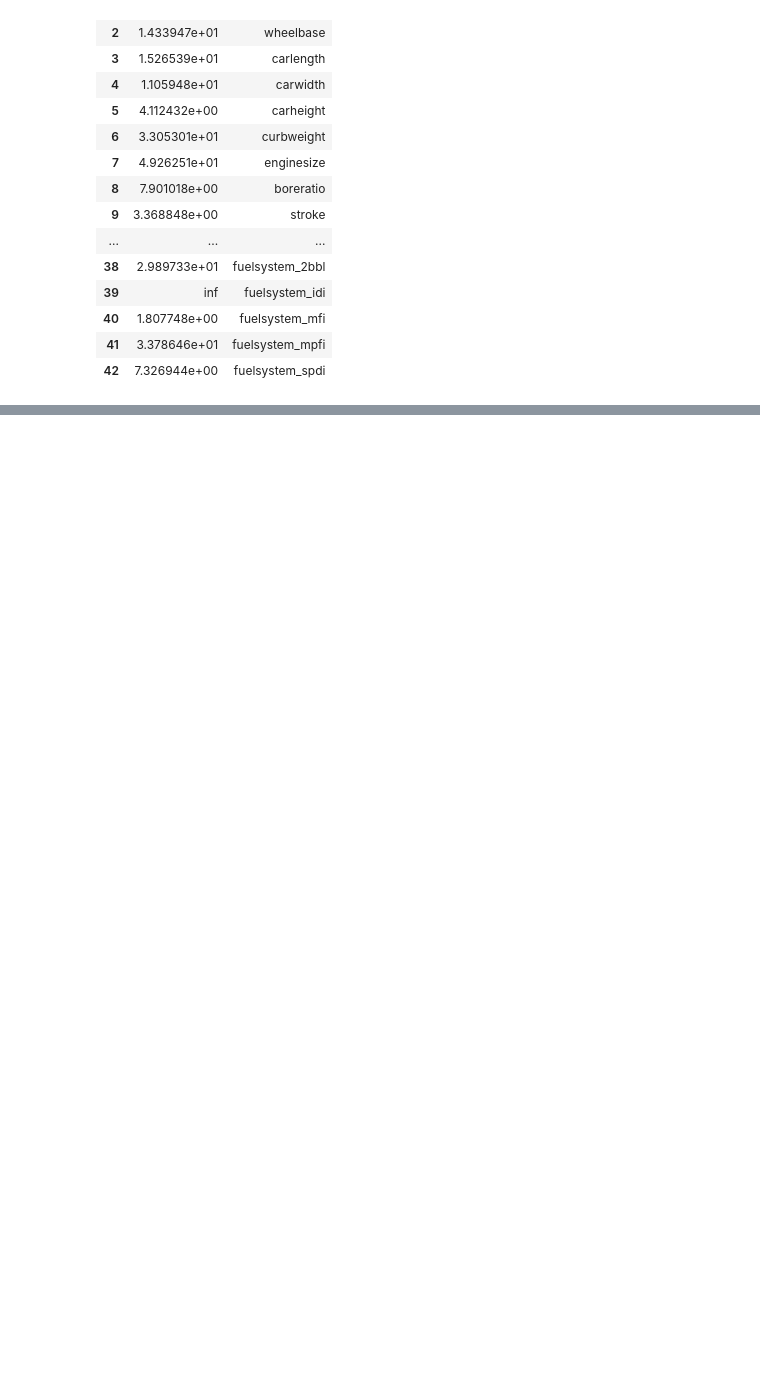
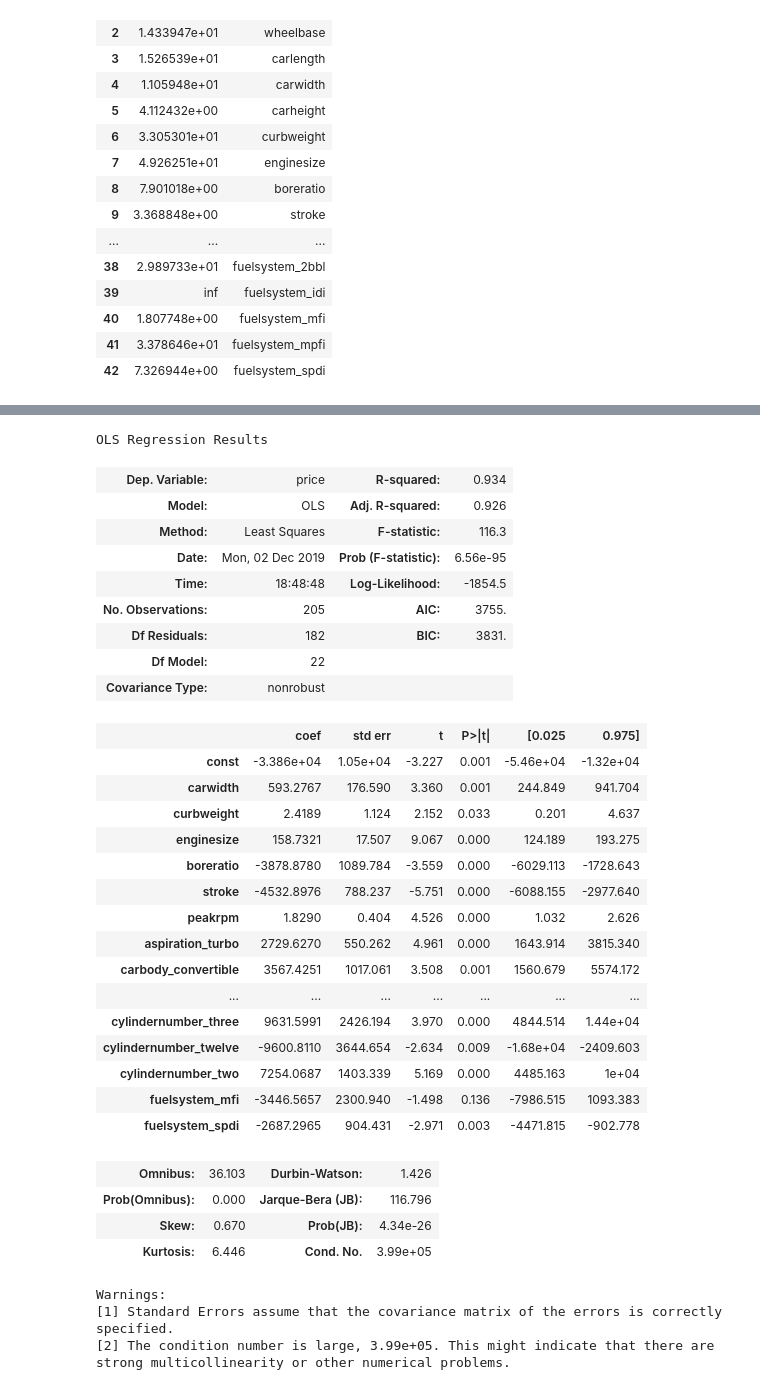
Before and after one commit to jagadeesh-gajula/Car-Price-Prediction-using-Linear-Regression, a Jupyter notebook: Car price Prediction.ipynb, the cells around one changed output, grey strips where cells are left out. Drawn from its saved outputs; the diff is of its cells as text; code cells hidden in the pictures; blank space fills up the shorter version.

```diff
--- a/Car price Prediction.ipynb
+++ b/Car price Prediction.ipynb
@@ -369,0 +512,38 @@ from statsmodels.stats.outliers_influence import variance_inflation_factor
+# %%
+x=x.drop('horsepower',axis=1)
+sm.OLS(y,x).fit().summary()
+# %% [output]
+OLS Regression Results
+| Dep. Variable: | price | R-squared: | 0.934 |
+| Model: | OLS | Adj. R-squared: | 0.926 |
+| Method: | Least Squares | F-statistic: | 116.3 |
+| Date: | Mon, 02 Dec 2019 | Prob (F-statistic): | 6.56e-95 |
+| Time: | 18:48:48 | Log-Likelihood: | -1854.5 |
+| No. Observations: | 205 | AIC: | 3755. |
+| Df Residuals: | 182 | BIC: | 3831. |
+| Df Model: | 22 |  |  |
+| Covariance Type: | nonrobust |  |  |
+|  | coef | std err | t | P>|t| | [0.025 | 0.975] |
+| const | -3.386e+04 | 1.05e+04 | -3.227 | 0.001 | -5.46e+04 | -1.32e+04 |
+| carwidth | 593.2767 | 176.590 | 3.360 | 0.001 | 244.849 | 941.704 |
+| curbweight | 2.4189 | 1.124 | 2.152 | 0.033 | 0.201 | 4.637 |
+| enginesize | 158.7321 | 17.507 | 9.067 | 0.000 | 124.189 | 193.275 |
+| boreratio | -3878.8780 | 1089.784 | -3.559 | 0.000 | -6029.113 | -1728.643 |
+| stroke | -4532.8976 | 788.237 | -5.751 | 0.000 | -6088.155 | -2977.640 |
+| peakrpm | 1.8290 | 0.404 | 4.526 | 0.000 | 1.032 | 2.626 |
+| aspiration_turbo | 2729.6270 | 550.262 | 4.961 | 0.000 | 1643.914 | 3815.340 |
+| carbody_convertible | 3567.4251 | 1017.061 | 3.508 | 0.001 | 1560.679 | 5574.172 |
+| ... | ... | ... | ... | ... | ... | ... |
+| cylindernumber_three | 9631.5991 | 2426.194 | 3.970 | 0.000 | 4844.514 | 1.44e+04 |
+| cylindernumber_twelve | -9600.8110 | 3644.654 | -2.634 | 0.009 | -1.68e+04 | -2409.603 |
+| cylindernumber_two | 7254.0687 | 1403.339 | 5.169 | 0.000 | 4485.163 | 1e+04 |
+| fuelsystem_mfi | -3446.5657 | 2300.940 | -1.498 | 0.136 | -7986.515 | 1093.383 |
+| fuelsystem_spdi | -2687.2965 | 904.431 | -2.971 | 0.003 | -4471.815 | -902.778 |
+| Omnibus: | 36.103 | Durbin-Watson: | 1.426 |
+| Prob(Omnibus): | 0.000 | Jarque-Bera (JB): | 116.796 |
+| Skew: | 0.670 | Prob(JB): | 4.34e-26 |
+| Kurtosis: | 6.446 | Cond. No. | 3.99e+05 |
+Warnings:
+[1] Standard Errors assume that the covariance matrix of the errors is correctly specified.
+[2] The condition number is large, 3.99e+05. This might indicate that there are
+strong multicollinearity or other numerical problems.
```
Also changed, not shown: parts of 24 cells of this notebook.
